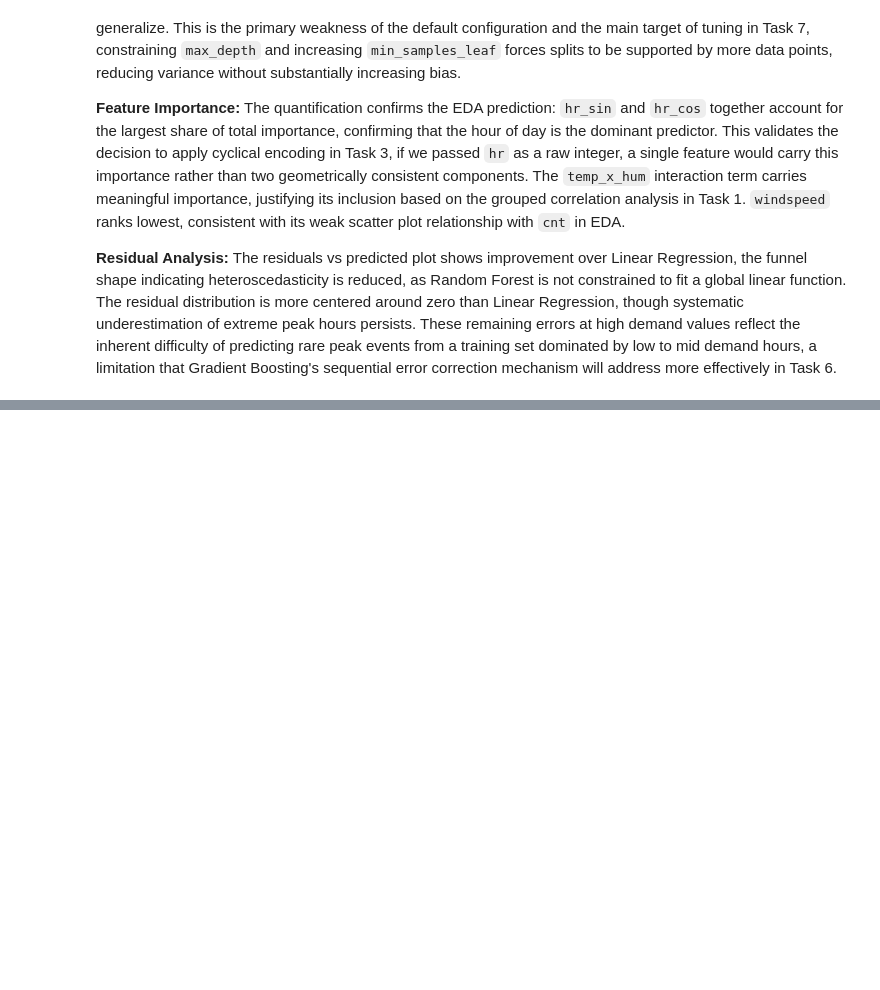
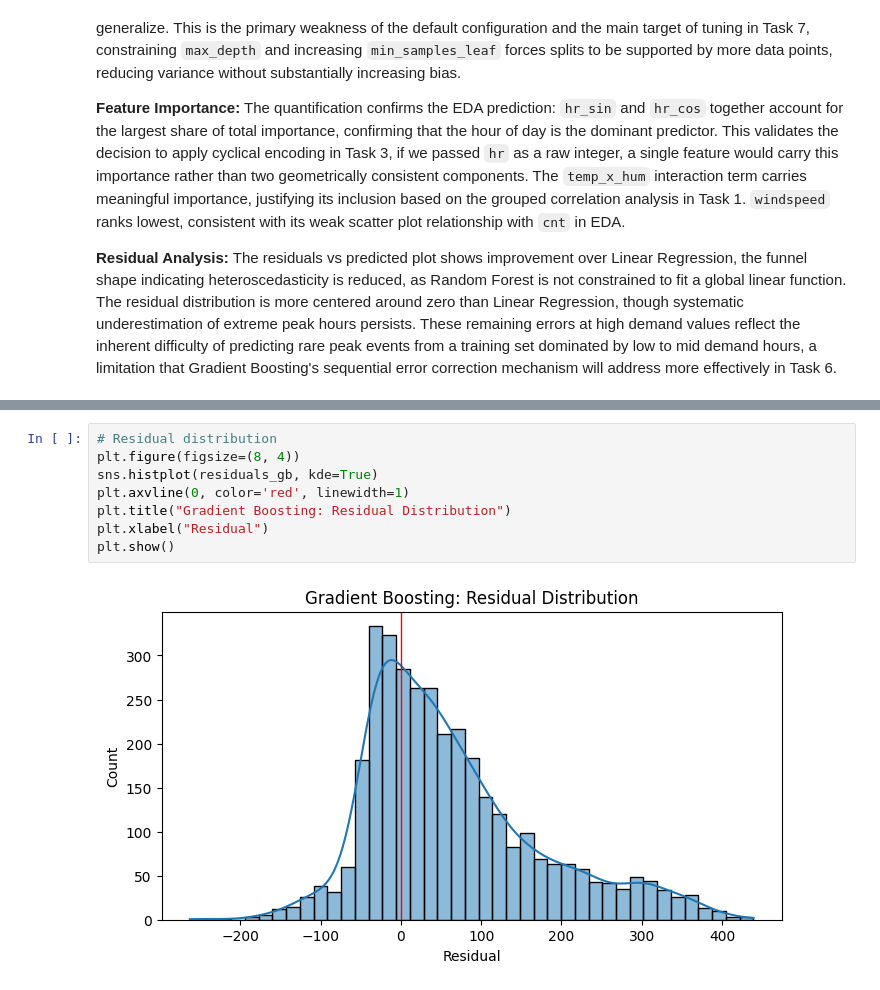
Before and after one commit to adakoieu2024-collab/ml-assignment2, a Jupyter notebook: assignment_2_Alesia_Dako.ipynb, the cells around one changed output, grey strips where cells are left out. Cells and saved outputs as stored; diff of their text form; blank space fills up the shorter version.

```diff
--- a/assignment_2_Alesia_Dako.ipynb
+++ b/assignment_2_Alesia_Dako.ipynb
@@ -922,0 +1026,10 @@ address more effectively in Task 6.
+# %%
+# Residual distribution
+plt.figure(figsize=(8, 4))
+sns.histplot(residuals_gb, kde=True)
+plt.axvline(0, color='red', linewidth=1)
+plt.title("Gradient Boosting: Residual Distribution")
+plt.xlabel("Residual")
+plt.show()
+# %% [output]
+[figure, added]
```
Also changed, not shown: parts of 23 cells of this notebook.
